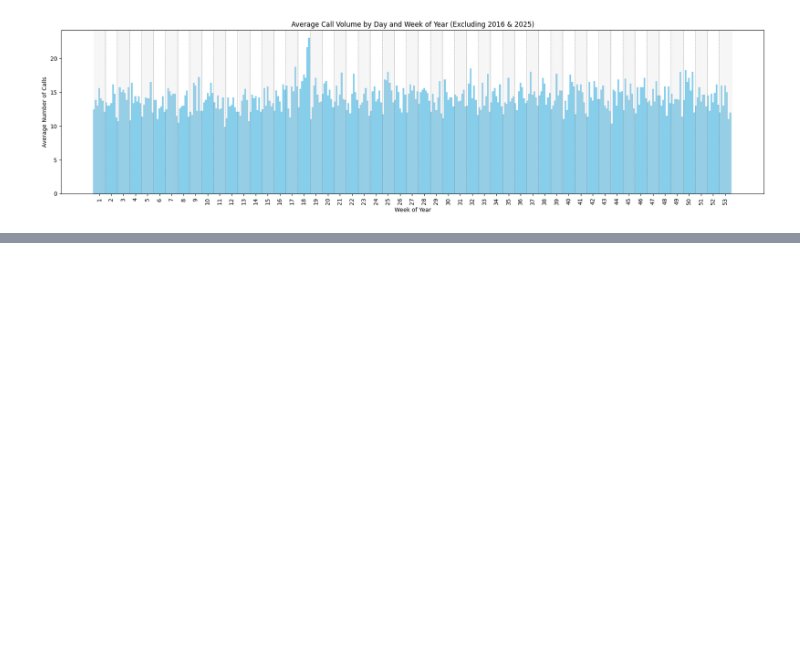
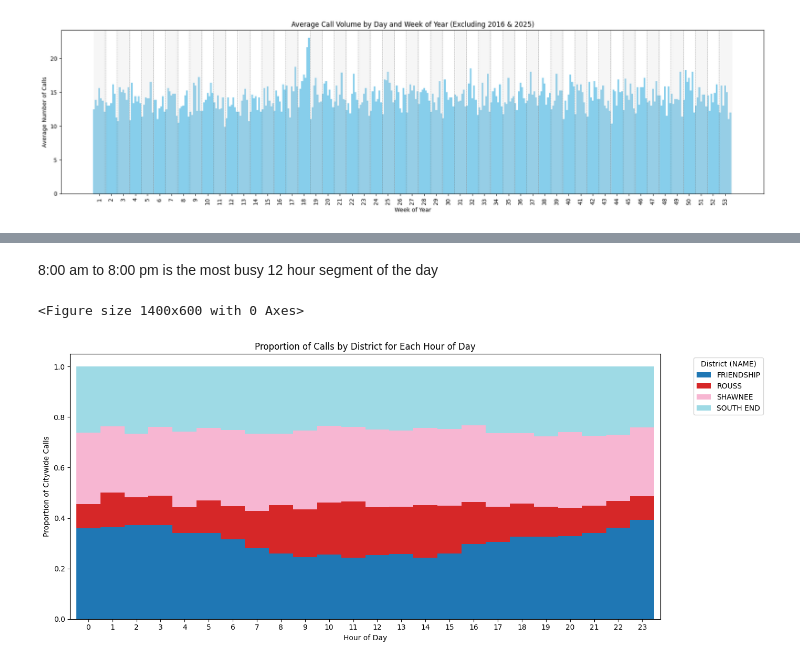
Before and after one commit to baywigg/ML4VA, a Jupyter notebook: visualizing/plotting_trends.ipynb, the cells around one changed output, grey strips where cells are left out. Drawn from its saved outputs; the diff is of its cells as text; code cells hidden in the pictures; blank space fills up the shorter version.

```diff
--- a/visualizing/plotting_trends.ipynb
+++ b/visualizing/plotting_trends.ipynb
@@ -154,0 +256,31 @@ plt.show()
+# %% [markdown]
+8:00 am to 8:00 pm is the most busy 12 hour segment of the day
+# %%
+import pandas as pd
+import matplotlib.pyplot as plt
+
+# load full data
+df_full = pd.read_csv('../data/clean/calls_by_district.csv')
+df_full['CallDateTime'] = pd.to_datetime(df_full['CallDateTime'])
+df_full['hour'] = df_full['CallDateTime'].dt.hour
+
+# group by hour and district (NAME), count calls
+hourly_district_counts = df_full.groupby(['hour', 'NAME']).size().unstack(fill_value=0)
+
+# compute proportions
+hourly_proportions = hourly_district_counts.div(hourly_district_counts.sum(axis=1), axis=0)
+
+# plot
+plt.figure(figsize=(14, 6))
+hourly_proportions.plot(kind='bar', stacked=True, colormap='tab20', width=1.0, figsize=(14, 6))
+
+plt.title('Proportion of Calls by District for Each Hour of Day')
+plt.xlabel('Hour of Day')
+plt.ylabel('Proportion of Citywide Calls')
+plt.legend(title='District (NAME)', bbox_to_anchor=(1.05, 1), loc='upper left')
+plt.xticks(rotation=0)
+plt.tight_layout()
+plt.show()
+# %% [output]
+<Figure size 1400x600 with 0 Axes>
+[figure, added]
```
Also changed, not shown: parts of 3 cells of this notebook, 4 other files.
